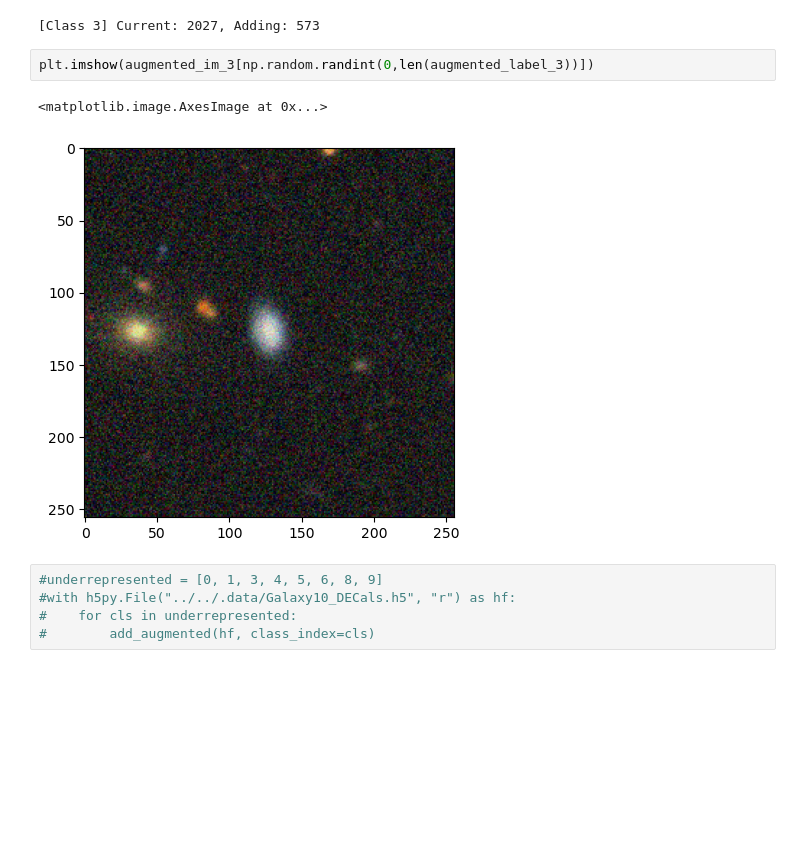
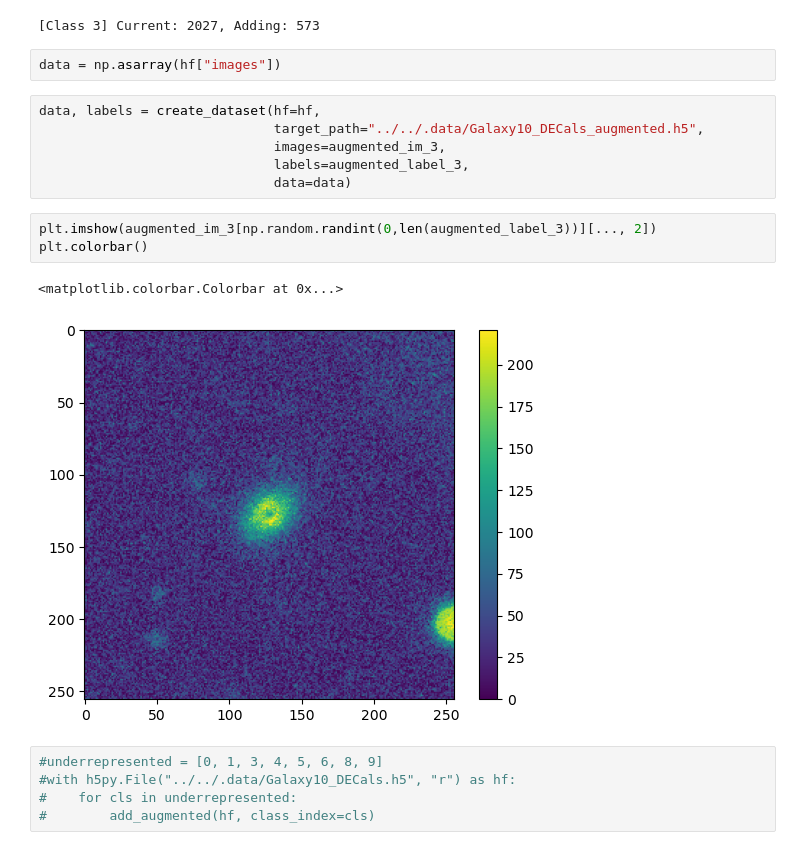
Before and after one commit to tgross03/vacation, a Jupyter notebook: vacation/data/augmentation_testing.ipynb, the cells around one changed output. Drawn from its saved outputs; the diff is of its cells as text; blank space fills up the shorter version.

```diff
--- a/vacation/data/augmentation_testing.ipynb
+++ b/vacation/data/augmentation_testing.ipynb
@@ -70,11 +79,20 @@ def augmented_class(hf, class_index, target_count=2600):
 augmented_im_3, augmented_label_3 = augmented_class(hf, 3)
 # %% [output]
 [Class 3] Current: 2027, Adding: 573
+# %%
+data = np.asarray(hf["images"])
+# %%
+data, labels = create_dataset(hf=hf,
+                              target_path="../../.data/Galaxy10_DECals_augmented.h5",
+                              images=augmented_im_3,
+                              labels=augmented_label_3,
+                              data=data)
 # %%
-plt.imshow(augmented_im_3[np.random.randint(0,len(augmented_label_3))])
+plt.imshow(augmented_im_3[np.random.randint(0,len(augmented_label_3))][..., 2])
+plt.colorbar()
 # %% [output]
-<matplotlib.image.AxesImage at 0x...>
+<matplotlib.colorbar.Colorbar at 0x...>
-[figure, old version]
+[figure, new version]
 # %%
 #underrepresented = [0, 1, 3, 4, 5, 6, 8, 9]
 #with h5py.File("../../.data/Galaxy10_DECals.h5", "r") as hf:
```
Also changed, not shown: parts of 4 cells of this notebook, 2 other files.
